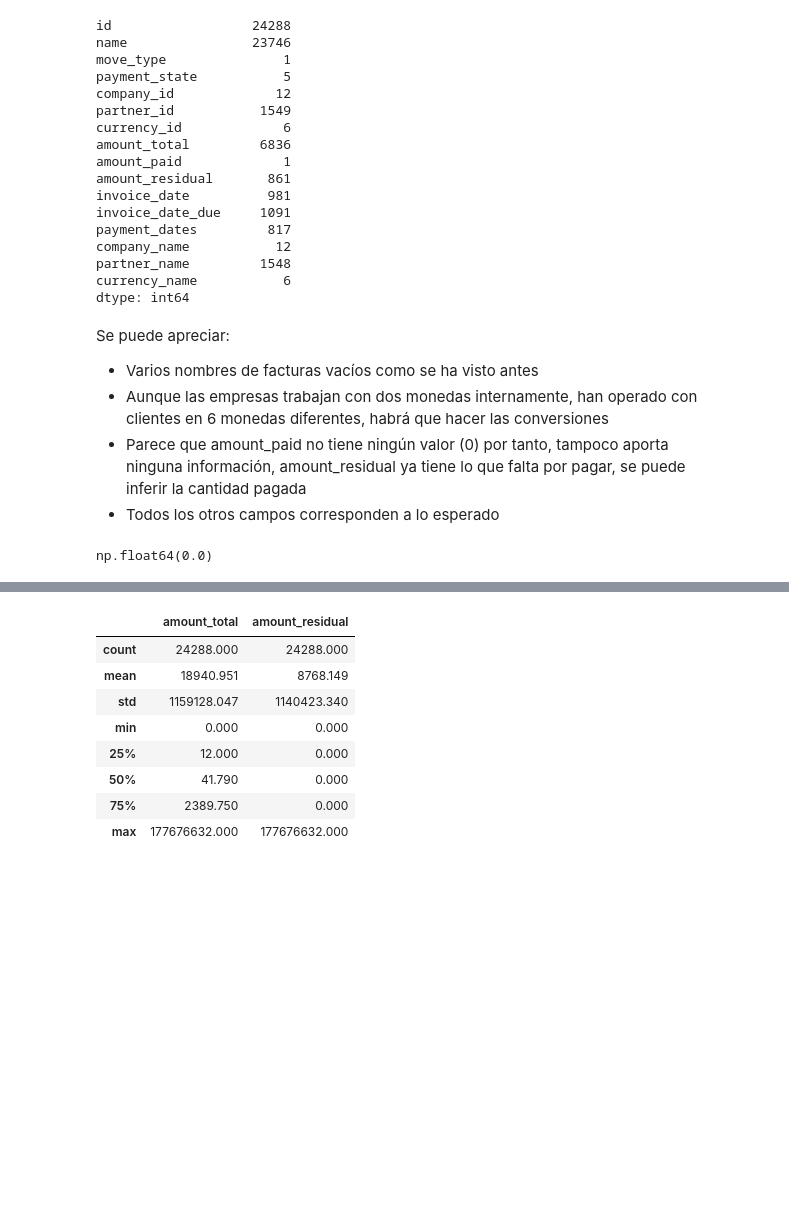
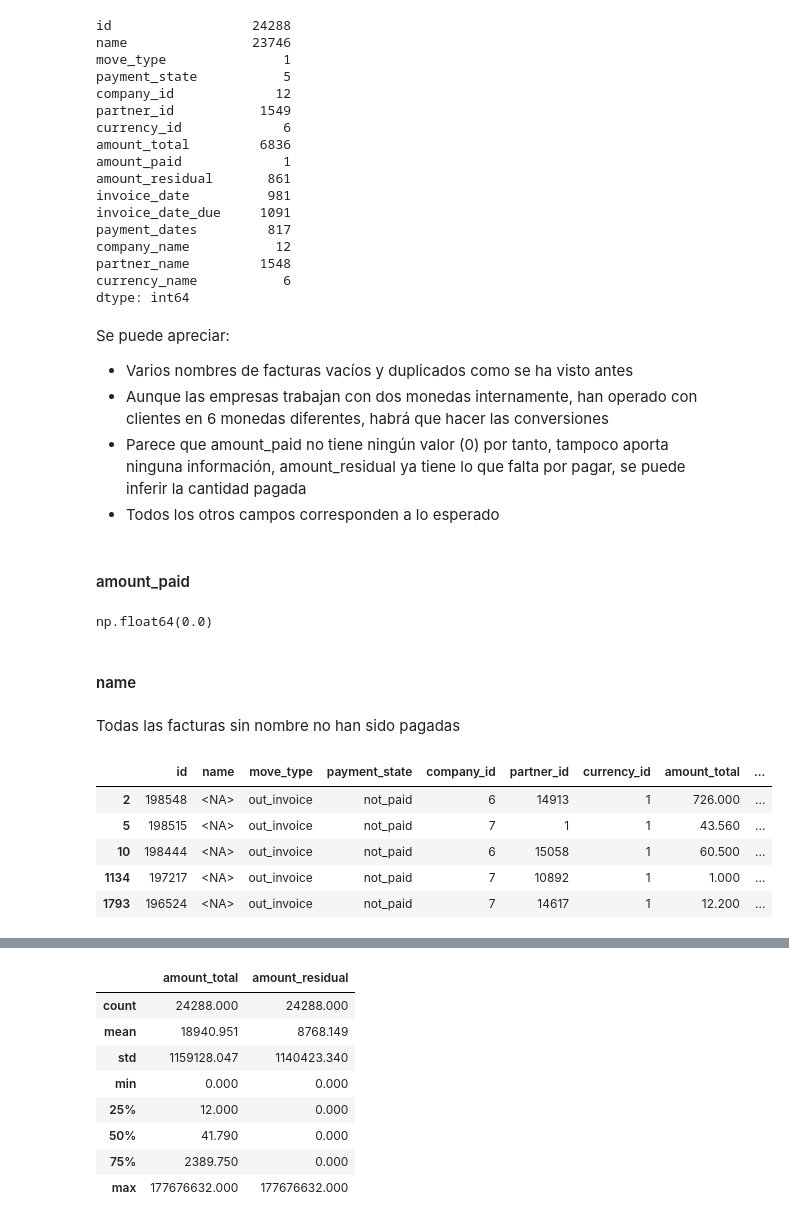
Before and after one commit to isma-fernandez/ai-agent-invoice-payment-prediction-b2b, a Jupyter notebook: exploratory.ipynb, the cells around one changed output, grey strips where cells are left out. Cells and saved outputs as stored; diff of their text form; code cells hidden in the pictures; blank space fills up the shorter version.

```diff
--- a/exploratory.ipynb
+++ b/exploratory.ipynb
@@ -311,13 +318,30 @@ currency_name           6
 dtype: int64
 # %% [markdown]
 Se puede apreciar:
-- Varios nombres de facturas vacíos como se ha visto antes
+- Varios nombres de facturas vacíos y duplicados como se ha visto antes
 - Aunque las empresas trabajan con dos monedas internamente, han operado con clientes en 6 monedas diferentes, habrá que hacer las conversiones
 - Parece que amount_paid no tiene ningún valor (0) por tanto, tampoco aporta ninguna información, amount_residual ya tiene lo que falta por pagar, se puede inferir la cantidad pagada
 - Todos los otros campos corresponden a lo esperado
+# %% [markdown]
+#### amount_paid
 # %%
 invoices_df['amount_paid'].mean()
 # %% [output]
 np.float64(0.0)
 # %%
 invoices_df = invoices_df.drop(columns=['amount_paid'])
+# %% [markdown]
+#### name
+# %% [markdown]
+Todas las facturas sin nombre no han sido pagadas
+# %%
+invoices_na_name = invoices_df[invoices_df["name"].isna()]
+# %%
+invoices_na_name.head()
+# %% [output]
+|  | id | name | move_type | payment_state | company_id | partner_id | currency_id | amount_total | ... |
+| 2 | 198548 | <NA> | out_invoice | not_paid | 6 | 14913 | 1 | 726.000 | ... |
+| 5 | 198515 | <NA> | out_invoice | not_paid | 7 | 1 | 1 | 43.560 | ... |
+| 10 | 198444 | <NA> | out_invoice | not_paid | 6 | 15058 | 1 | 60.500 | ... |
+| 1134 | 197217 | <NA> | out_invoice | not_paid | 7 | 10892 | 1 | 1.000 | ... |
+| 1793 | 196524 | <NA> | out_invoice | not_paid | 7 | 14617 | 1 | 12.200 | ... |
```
Also changed, not shown: parts of 50 cells of this notebook, 2 other files.
